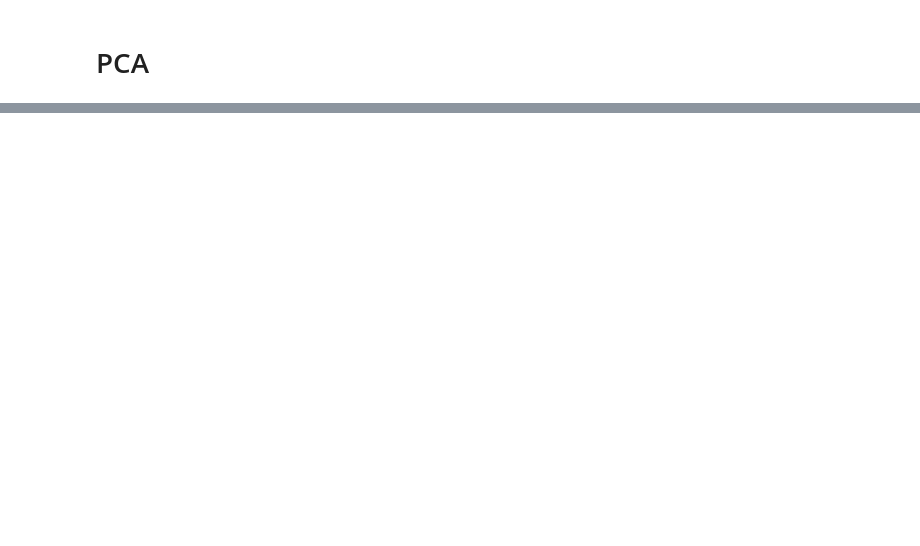
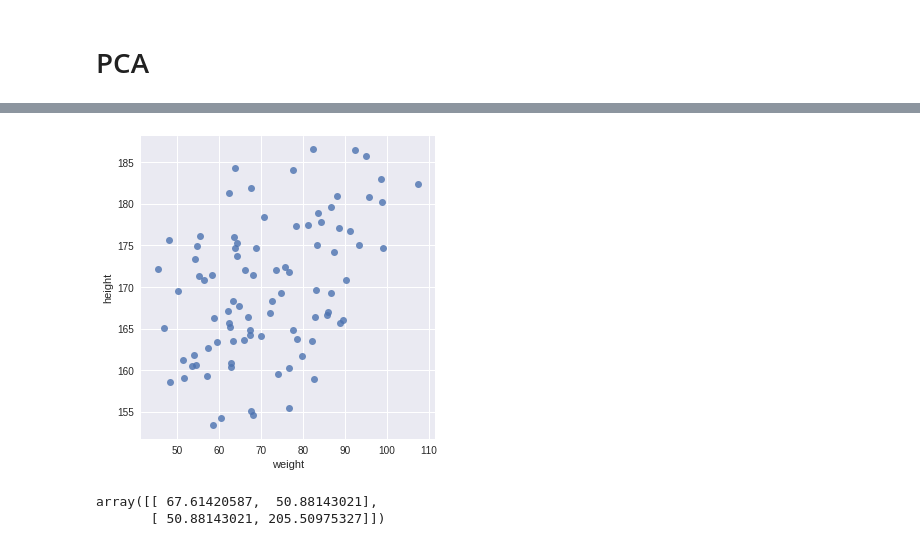
Before and after one commit to aunz/ds, a Jupyter notebook: pca.ipynb, the cells around one changed output, grey strips where cells are left out. Drawn from its saved outputs; the diff is of its cells as text; code cells hidden in the pictures; blank space fills up the shorter version.

```diff
--- a/pca.ipynb
+++ b/pca.ipynb
@@ -23,0 +48,9 @@ dtype: float64
+# %%
+_ = sns.lmplot(x='weight', y='height', data=data, fit_reg=False)
+# %% [output]
+[figure, added]
+# %%
+np.cov(height, weight)
+# %% [output]
+array([[ 67.61420587,  50.88143021],
+       [ 50.88143021, 205.50975327]])
```
Also changed, not shown: parts of 7 cells of this notebook.
